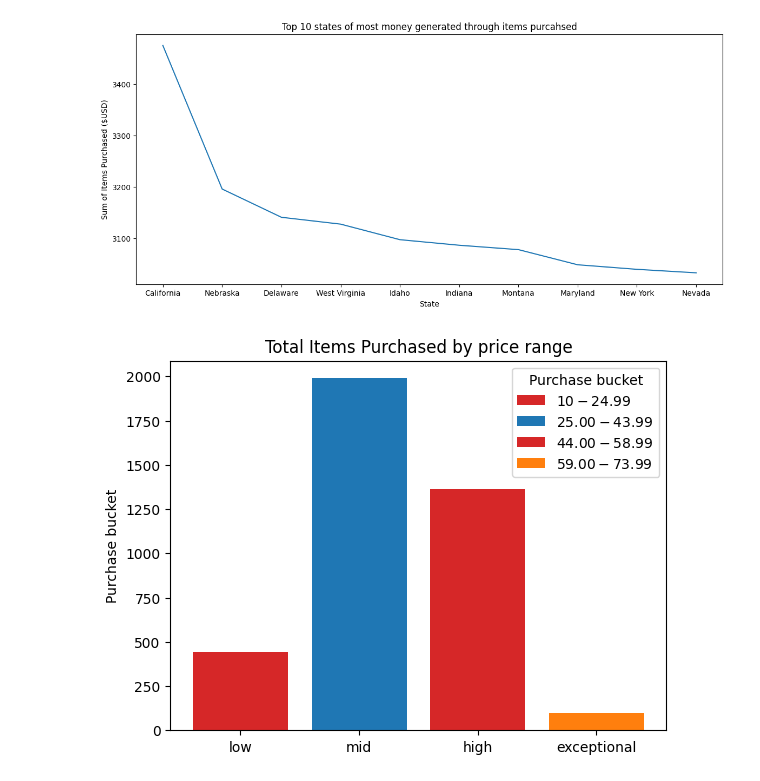
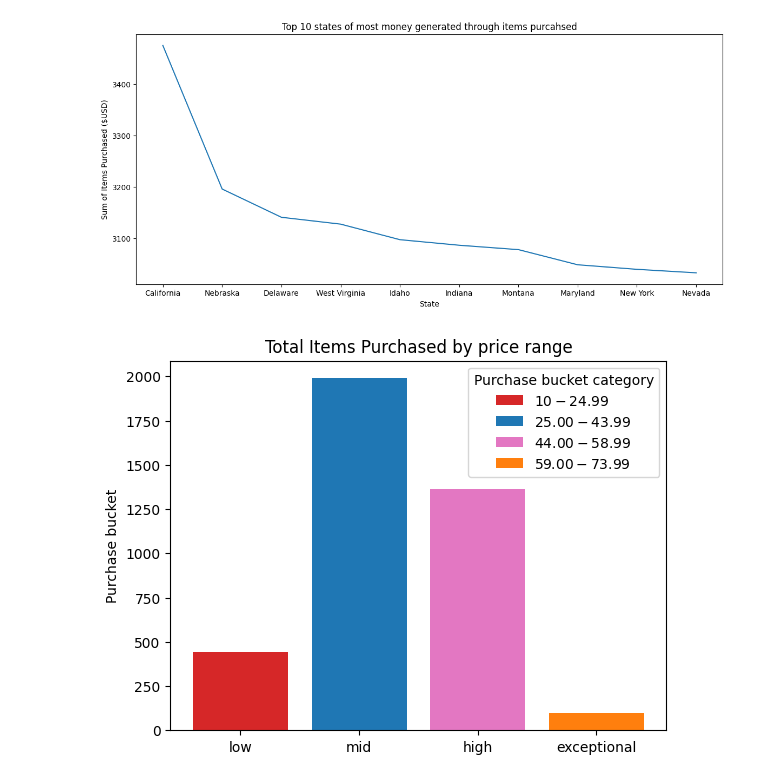
Before and after one commit to Reggie-Amedee-Tech/shopping-behavior, a Jupyter notebook: explore.ipynb, the cells around one changed output. Cells and saved outputs as stored; diff of their text form; code cells hidden in the pictures.

Commit message:
changed legend in bar chart

```diff
--- a/explore.ipynb
+++ b/explore.ipynb
@@ -149,15 +149,15 @@ values = [total_items_purchased_lower, total_items_purchased_middle, total_items
 # %%
 fig, ax = plt.subplots()
 
 bar_labels = ['$10 - $24.99', '$25.00 - $43.99', '$44.00 - $58.99', '$59.00 - $73.99']
-bar_colors = ['tab:red', 'tab:blue', 'tab:yellow', 'tab:orange']
+bar_colors = ['tab:red', 'tab:blue', 'tab:pink', 'tab:orange']
 
 ax.bar(labels, values, label=bar_labels, color=bar_colors)
 
 ax.set_ylabel('Purchase bucket')
 ax.set_title('Total Items Purchased by price range')
-ax.legend(title='Purchase bucket')
+ax.legend(title='Purchase bucket category')
 
 plt.show()
 # %% [output]
-[figure, old version]
+[figure, new version]
```
